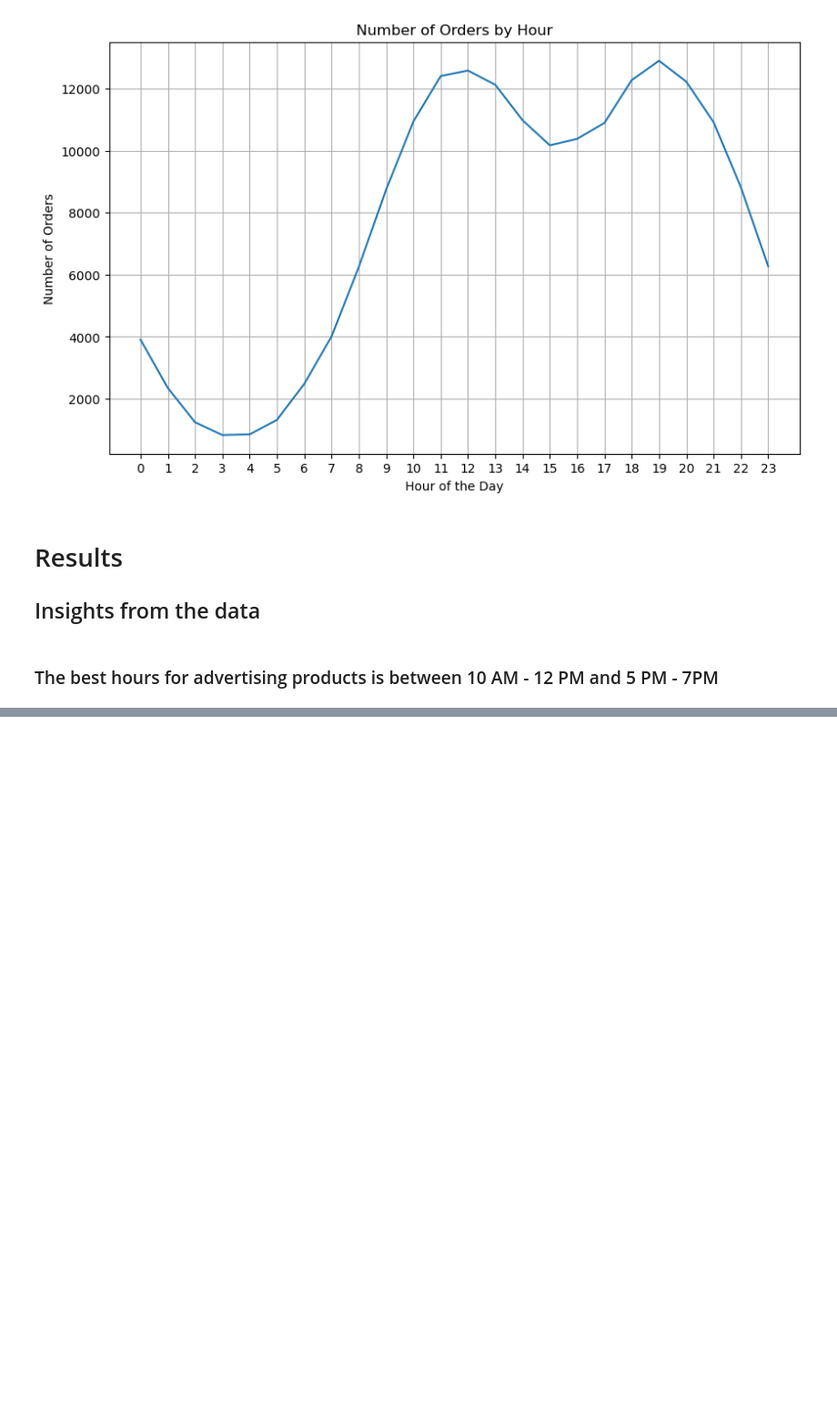
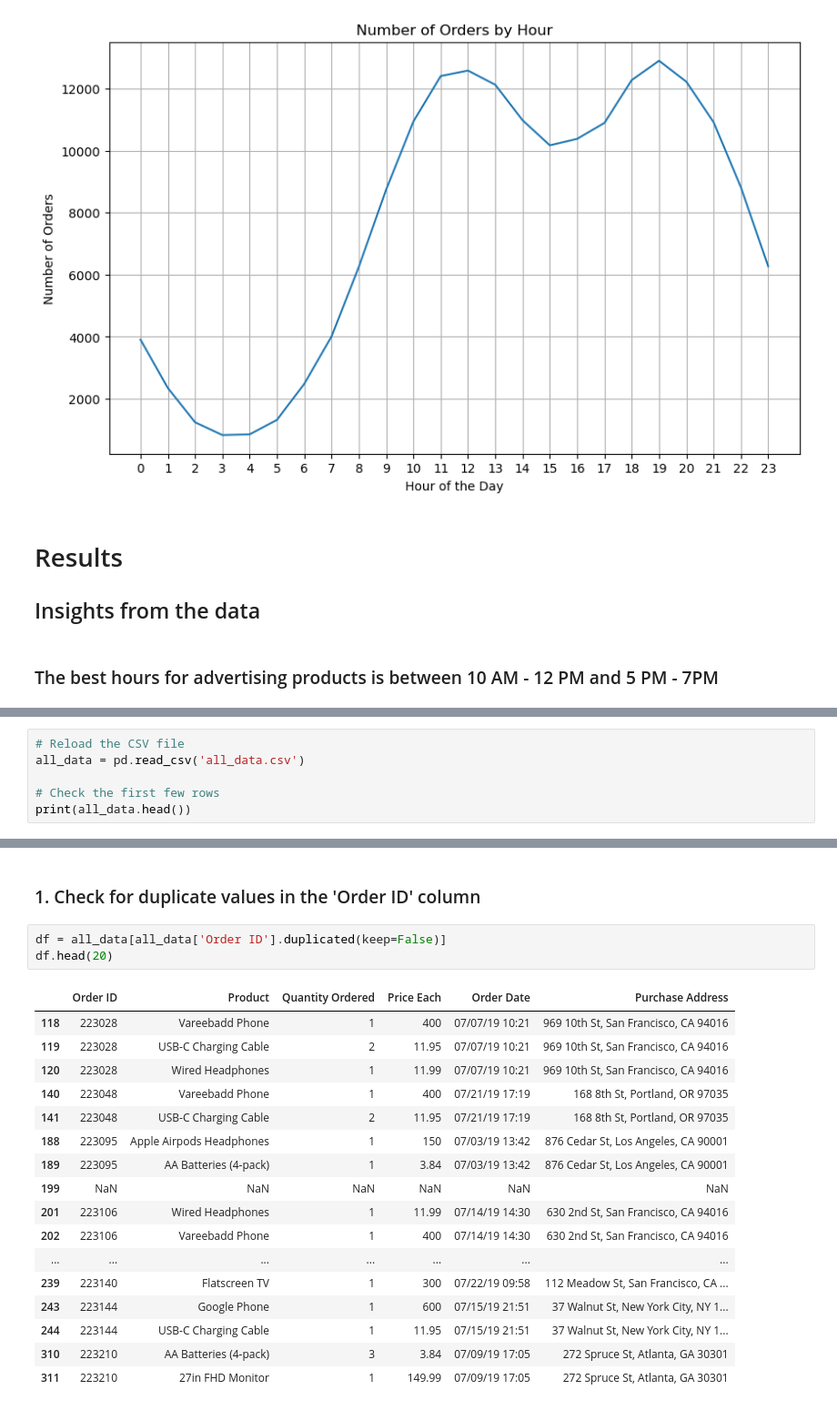
Before and after one commit to Sarinaade/pandas, a Jupyter notebook: SalesAnalysis/Analysis.ipynb, the cells around one changed output, grey strips where cells are left out. Shown at 91% size. Drawn from its saved outputs; the diff is of its cells as text; blank space fills up the shorter version.

```diff
--- a/SalesAnalysis/Analysis.ipynb
+++ b/SalesAnalysis/Analysis.ipynb
@@ -294,0 +282,6 @@ plt.show()
+# %%
+# Reload the CSV file
+all_data = pd.read_csv('all_data.csv')
+
+# Check the first few rows
+print(all_data.head())
@@ -294,0 +302,23 @@ plt.show()
+# %% [markdown]
+### 1. Check for duplicate values in the 'Order ID' column
+# %%
+df = all_data[all_data['Order ID'].duplicated(keep=False)]
+df.head(20)
+# %% [output]
+|  | Order ID | Product | Quantity Ordered | Price Each | Order Date | Purchase Address |
+| 118 | 223028 | Vareebadd Phone | 1 | 400 | 07/07/19 10:21 | 969 10th St, San Francisco, CA 94016 |
+| 119 | 223028 | USB-C Charging Cable | 2 | 11.95 | 07/07/19 10:21 | 969 10th St, San Francisco, CA 94016 |
+| 120 | 223028 | Wired Headphones | 1 | 11.99 | 07/07/19 10:21 | 969 10th St, San Francisco, CA 94016 |
+| 140 | 223048 | Vareebadd Phone | 1 | 400 | 07/21/19 17:19 | 168 8th St, Portland, OR 97035 |
+| 141 | 223048 | USB-C Charging Cable | 2 | 11.95 | 07/21/19 17:19 | 168 8th St, Portland, OR 97035 |
+| 188 | 223095 | Apple Airpods Headphones | 1 | 150 | 07/03/19 13:42 | 876 Cedar St, Los Angeles, CA 90001 |
+| 189 | 223095 | AA Batteries (4-pack) | 1 | 3.84 | 07/03/19 13:42 | 876 Cedar St, Los Angeles, CA 90001 |
+| 199 | NaN | NaN | NaN | NaN | NaN | NaN |
+| 201 | 223106 | Wired Headphones | 1 | 11.99 | 07/14/19 14:30 | 630 2nd St, San Francisco, CA 94016 |
+| 202 | 223106 | Vareebadd Phone | 1 | 400 | 07/14/19 14:30 | 630 2nd St, San Francisco, CA 94016 |
+| ... | ... | ... | ... | ... | ... | ... |
+| 239 | 223140 | Flatscreen TV | 1 | 300 | 07/22/19 09:58 | 112 Meadow St, San Francisco, CA ... |
+| 243 | 223144 | Google Phone | 1 | 600 | 07/15/19 21:51 | 37 Walnut St, New York City, NY 1... |
+| 244 | 223144 | USB-C Charging Cable | 1 | 11.95 | 07/15/19 21:51 | 37 Walnut St, New York City, NY 1... |
+| 310 | 223210 | AA Batteries (4-pack) | 3 | 3.84 | 07/09/19 17:05 | 272 Spruce St, Atlanta, GA 30301 |
+| 311 | 223210 | 27in FHD Monitor | 1 | 149.99 | 07/09/19 17:05 | 272 Spruce St, Atlanta, GA 30301 |
```
Also changed, not shown: parts of 15 cells of this notebook, 1 other file.
